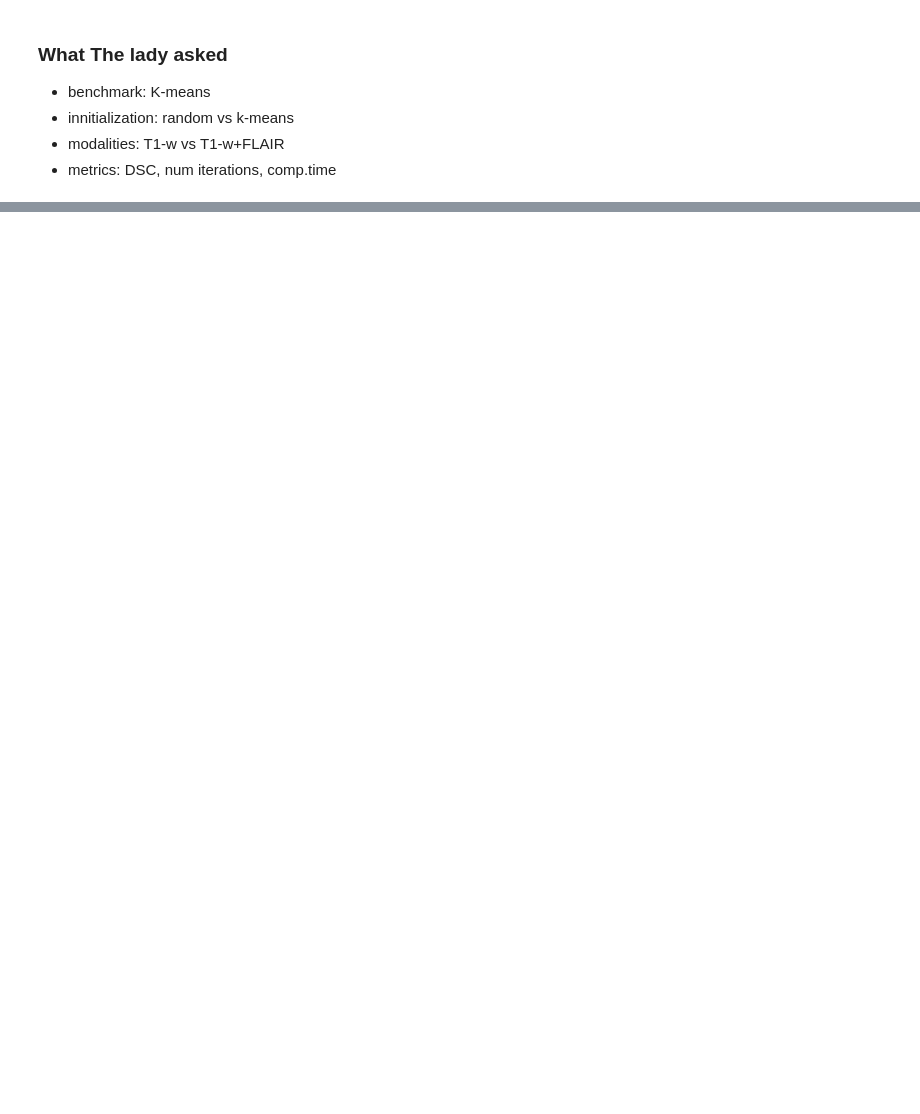
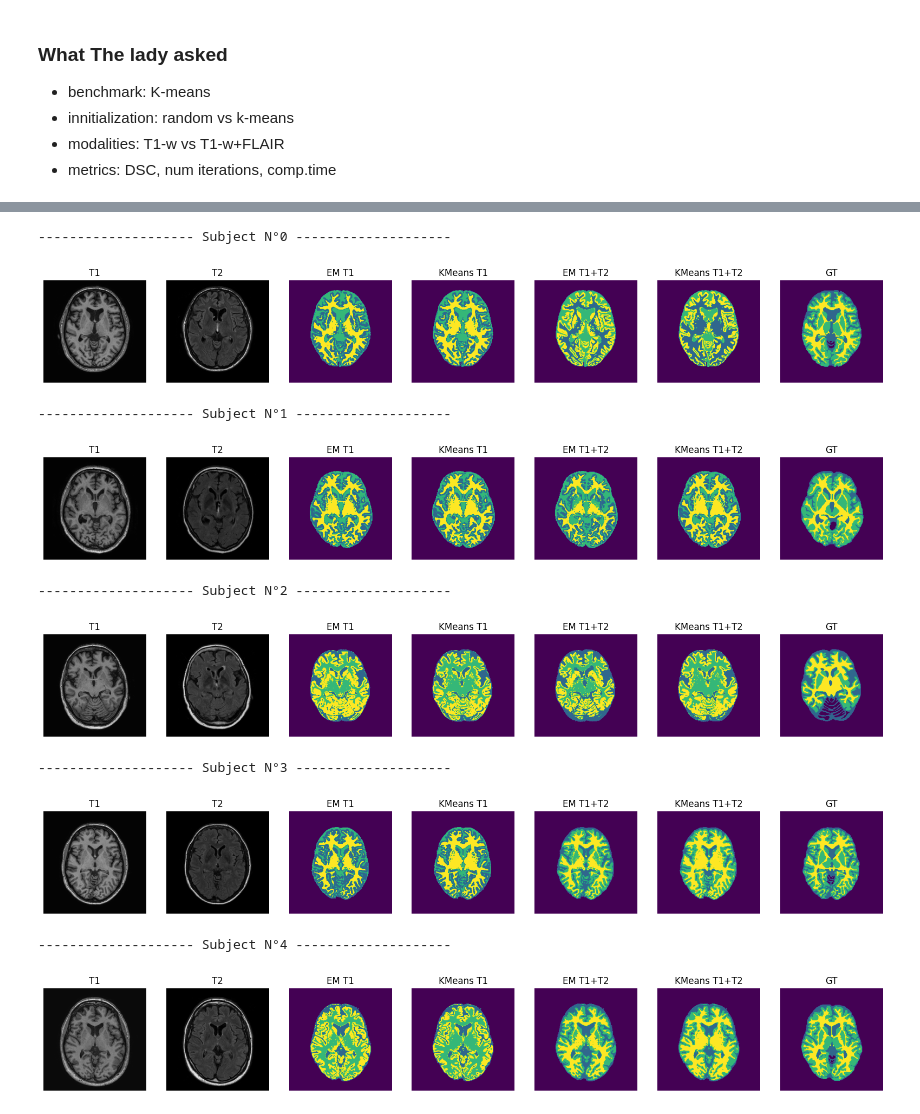
Before and after one commit to kakou34/misa_lab, a Jupyter notebook: lab2/lab2.ipynb, the cells around one changed output, grey strips where cells are left out. Saved outputs shown, nothing was run; the diff lists cells and outputs as text; code cells hidden in the pictures; blank space fills up the shorter version.

```diff
--- a/lab2/lab2.ipynb
+++ b/lab2/lab2.ipynb
@@ -327,0 +97,45 @@ plt.show()
+# %%
+data_path = Path.cwd().parent / 'data/P2_data'
+
+dice_scores = []
+for i in range(5):
+    print(f'{"-"*20} Subject N°{i} {"-"*20}')
+    t1 = sitk.ReadImage(data_path / f'{i+1}/T1.nii')
+    t2 = sitk.ReadImage(data_path / f'{i+1}/T2_FLAIR.nii')
+    gt = sitk.ReadImage(data_path / f'{i+1}/LabelsForTesting.nii')
+    bm = sitk.ReadImage(data_path / f'{i+1}/brain_mask.nii')
+
+    t1_array = sitk.GetArrayFromImage(t1)
+    t2_array = sitk.GetArrayFromImage(t2)
+    gt_array = sitk.GetArrayFromImage(gt)
+    bm = sitk.GetArrayFromImage(bm)
+
+    t1_array = utils.min_max_norm(t1_array, 255, 'uint8')
+    t2_array = utils.min_max_norm(t2_array, 255, 'uint8')
+
+    t1_seg_res_em, t1_t2_seg_res_em, t_t1_em, t_t1_t2_em = brain_tissue_segmentation(t1_array, t2_array, bm, 'em')
+    t1_seg_res_km, t1_t2_seg_res_km, t_t1_km, t_t1_t2_km = brain_tissue_segmentation(t1_array, t2_array, bm, 'km')
+
+    # TODO: Fix matching between labels, maybe checking the mean intensity in each label in the ground truth
+    #    and assigning it to the class with the closest label in the prediction
+    dice_scores.append(dice_score(gt_array, t1_seg_res_km) + ['t1', i, 'km', t_t1_km])
+    dice_scores.append(dice_score(gt_array, t1_t2_seg_res_km) + ['t1_t2', i, 'km', t_t1_t2_km])
+    dice_scores.append(dice_score(gt_array, t1_seg_res_em) + ['t1', i, 'em', t_t1_em])
+    dice_scores.append(dice_score(gt_array, t1_t2_seg_res_em) + ['t1_t2', i, 'em', t_t1_t2_em])
+
+    plots(t1_array, t2_array, t1_seg_res_em, t1_seg_res_km, t1_t2_seg_res_em, t1_t2_seg_res_km, gt_array, slice_n = 20)
+
+dice_scores = pd.DataFrame(data=dice_scores, columns = ['CSF', 'GM', 'WM', 'modalities', 'subject', 'model', 'time'])
+dice_scores.to_csv('dice_scores.csv')
+dice_scores
+# %% [output]
+-------------------- Subject N°0 --------------------
+[figure, added]
+-------------------- Subject N°1 --------------------
+[figure, added]
+-------------------- Subject N°2 --------------------
+[figure, added]
+-------------------- Subject N°3 --------------------
+[figure, added]
+-------------------- Subject N°4 --------------------
+[figure, added]
```
Also changed, not shown: parts of 5 cells of this notebook, 1 other file.
